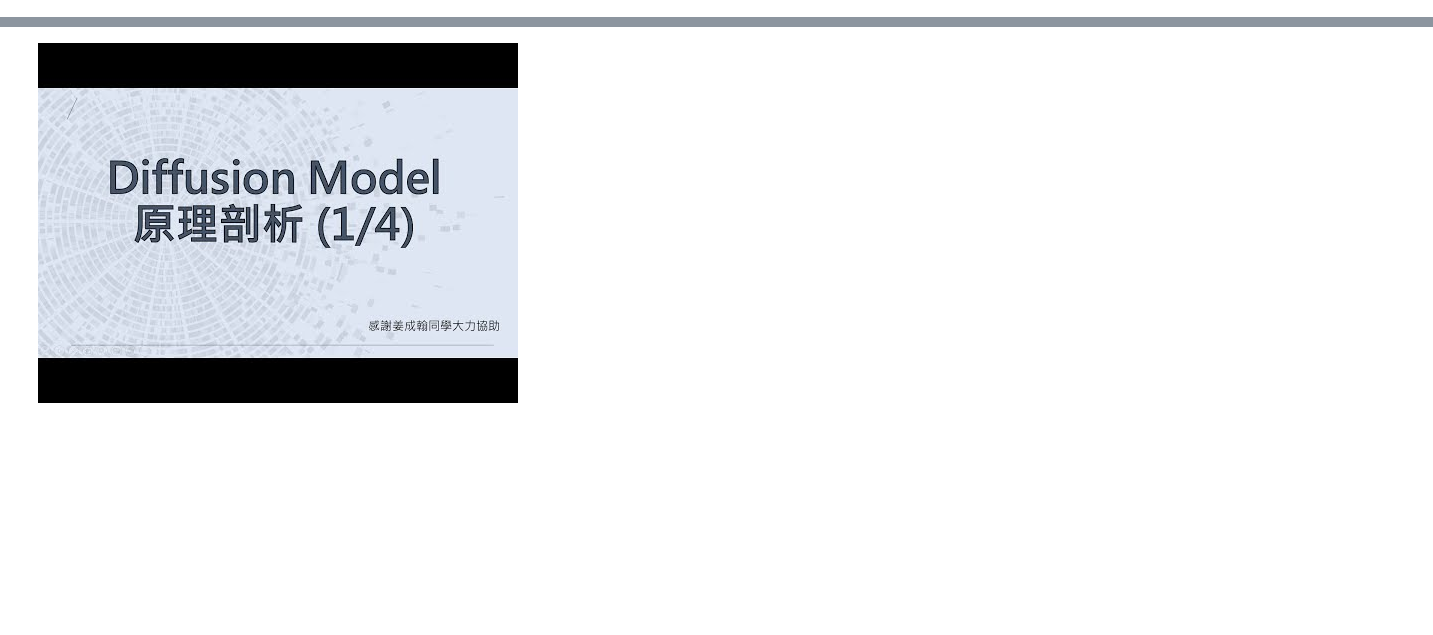
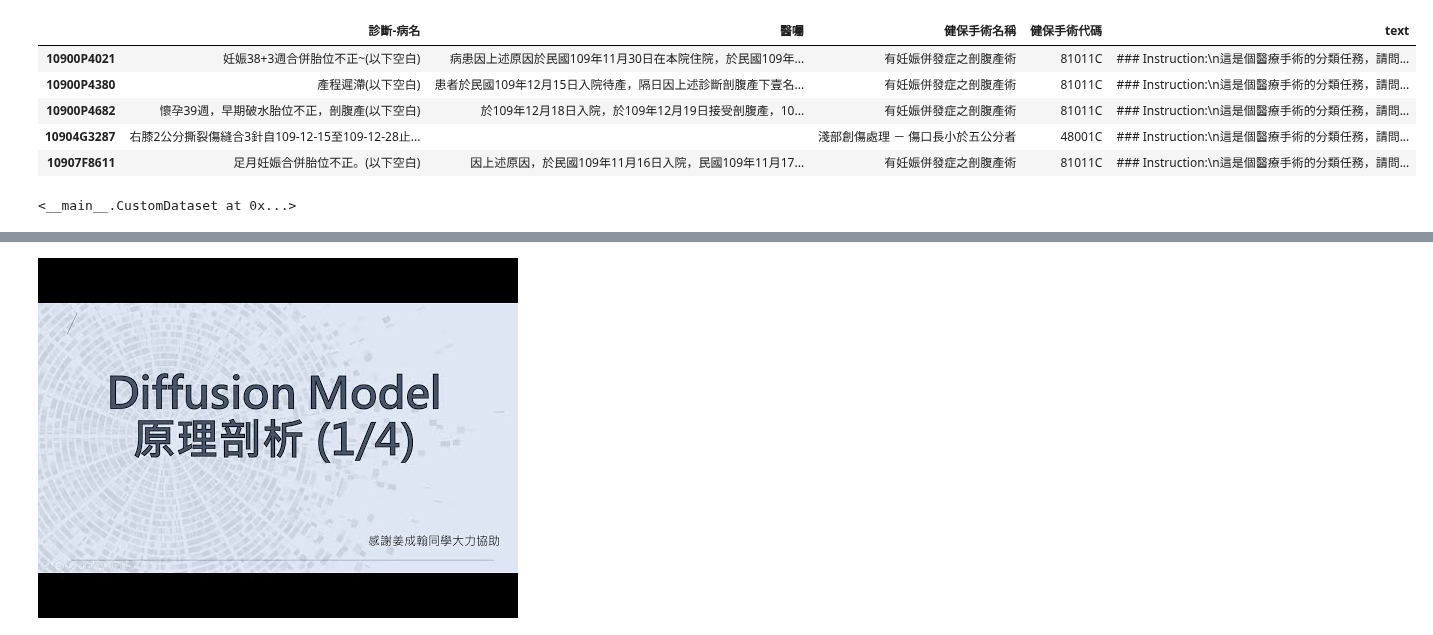
Before and after one commit to zhe0/prac, a Jupyter notebook: untitle.ipynb, the cells around one changed output, grey strips where cells are left out. Cells and saved outputs as stored; diff of their text form; code cells hidden in the pictures; blank space fills up the shorter version.

```diff
--- a/untitle.ipynb
+++ b/untitle.ipynb
@@ -70,0 +115,69 @@ As an AI Language model, I do not have access to your specific configuration or
+# %%
+from torch.utils.data import Dataset
+
+prompt = """### Instruction:
+這是個醫療手術的分類任務，請問以下敘述執行那些手術?
+
+### Input:
+診斷病名:{}
+醫師囑言:{}
+
+### Response:
+答案:{}
+"""
+
+def formatting_prompts_func(pd_):
+    texts = []
+    for i in range(len(pd_)):
+        t1 = pd_['診斷-病名'][i]
+        t2 = pd_['醫囑'][i]
+        ans = pd_['健保手術名稱'][i] if type(pd_['健保手術名稱'][i]) is str else ', '.join(pd_['健保手術名稱'][i])
+        text = prompt.format(t1, t2, ans)
+        texts.append(text)
+    return texts
+
+chkValued=lambda x:x.notna().all()
+num=d['理賠案號'].unique().tolist()
+dd={}
+for n in num:
+    dd[n]={}
+    if chkValued(d[d['理賠案號']==n]['診斷-病名']):
+        dd[n]['診斷-病名']=d[d['理賠案號']==n]['診斷-病名'].tolist()[0]
+    else:
+        dd[n]['診斷-病名']=''
+    if chkValued(d[d['理賠案號']==n]['醫囑']):
+        dd[n]['醫囑']=d[d['理賠案號']==n]['醫囑'].tolist()[0]
+    else:
+        dd[n]['醫囑']=''
+    if chkValued(d[d['理賠案號']==n]['健保手術代碼']):
+        dd[n]['健保手術名稱']=', '.join(d[d['理賠案號']==n]['健保手術名稱'].tolist())
+        dd[n]['健保手術代碼']=', '.join(d[d['理賠案號']==n]['健保手術代碼'].tolist())
+    else:
+        dd[n]['健保手術名稱']=''
+        dd[n]['健保手術代碼']=''
+dd=pd.DataFrame(dd).T
+dd['text']=formatting_prompts_func(dd)
+dd.head()
+# %% [output]
+|  | 診斷-病名 | 醫囑 | 健保手術名稱 | 健保手術代碼 | text |
+| 10900P4021 | 妊娠38+3週合併胎位不正~(以下空白) | 病患因上述原因於民國109年11月30日在本院住院，於民國109年... | 有妊娠併發症之剖腹產術 | 81011C | ### Instruction:\n這是個醫療手術的分類任務，請問... |
+| 10900P4380 | 產程遲滯(以下空白) | 患者於民國109年12月15日入院待產，隔日因上述診斷剖腹產下壹名... | 有妊娠併發症之剖腹產術 | 81011C | ### Instruction:\n這是個醫療手術的分類任務，請問... |
+| 10900P4682 | 懷孕39週，早期破水胎位不正，剖腹產(以下空白) | 於109年12月18日入院，於109年12月19日接受剖腹產，10... | 有妊娠併發症之剖腹產術 | 81011C | ### Instruction:\n這是個醫療手術的分類任務，請問... |
+| 10904G3287 | 右膝2公分撕裂傷縫合3針自109-12-15至109-12-28止... |  | 淺部創傷處理 － 傷口長小於五公分者 | 48001C | ### Instruction:\n這是個醫療手術的分類任務，請問... |
+| 10907F8611 | 足月妊娠合併胎位不正。(以下空白) | 因上述原因，於民國109年11月16日入院，民國109年11月17... | 有妊娠併發症之剖腹產術 | 81011C | ### Instruction:\n這是個醫療手術的分類任務，請問... |
+# %%
+class CustomDataset(Dataset):
+    def __init__(self, dataframe, tokenizer):
+        self.texts = dataframe['text'].tolist()
+        self.tokenizer = tokenizer
+    def __len__(self):
+        return len(self.texts)
+    def __getitem__(self, idx):
+        text = self.texts[idx]
+        encodings = self.tokenizer(text, truncation=True, padding="max_length", max_length=max_seq_length, return_tensors="pt")
+        return {key: val.squeeze(0) for key, val in encodings.items()}
+
+custom_dataset = CustomDataset(dd, tokenizer)
+custom_dataset
+# %% [output]
+<__main__.CustomDataset at 0x...>
```
Also changed, not shown: parts of 15 cells of this notebook.
